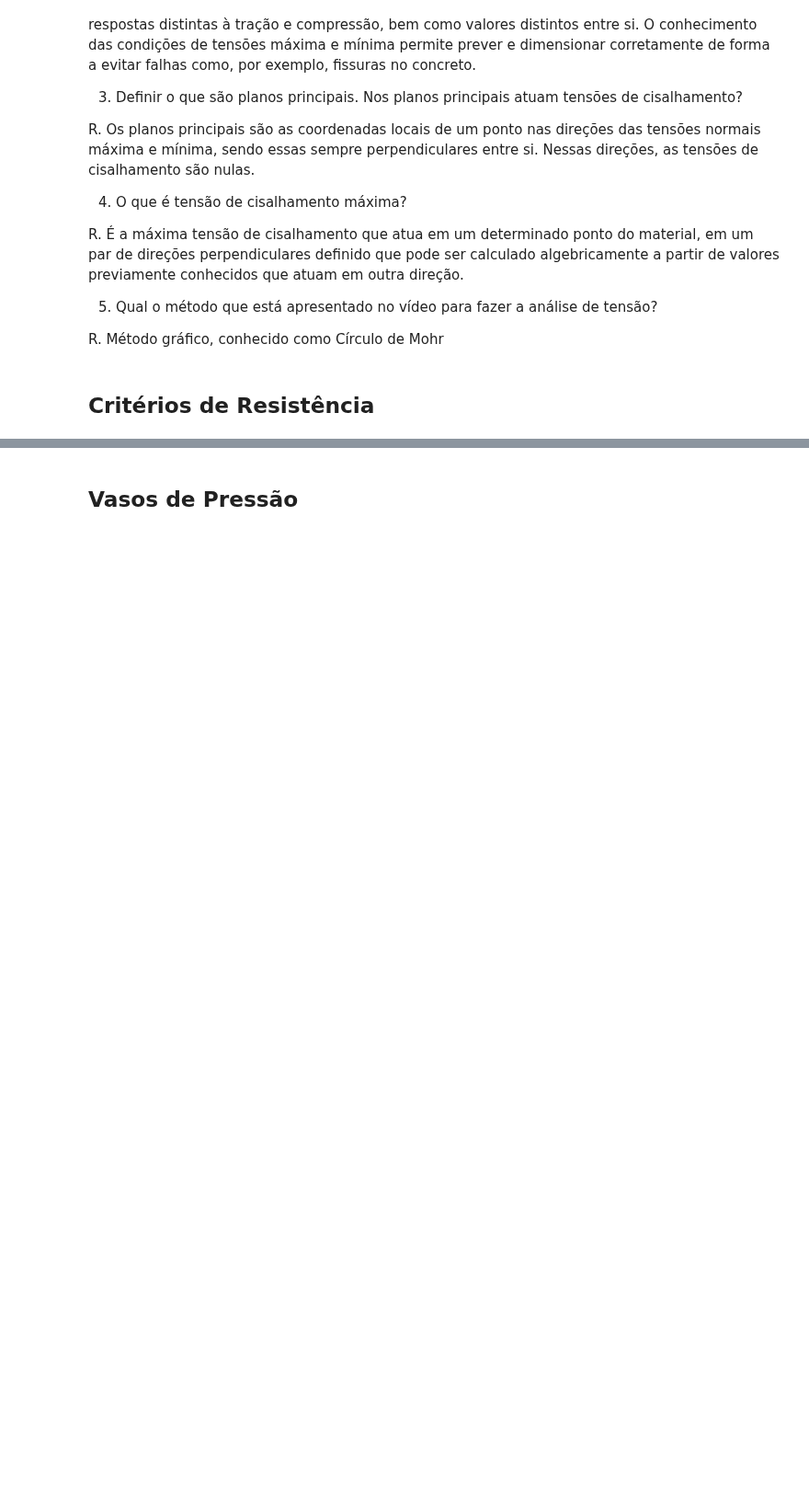
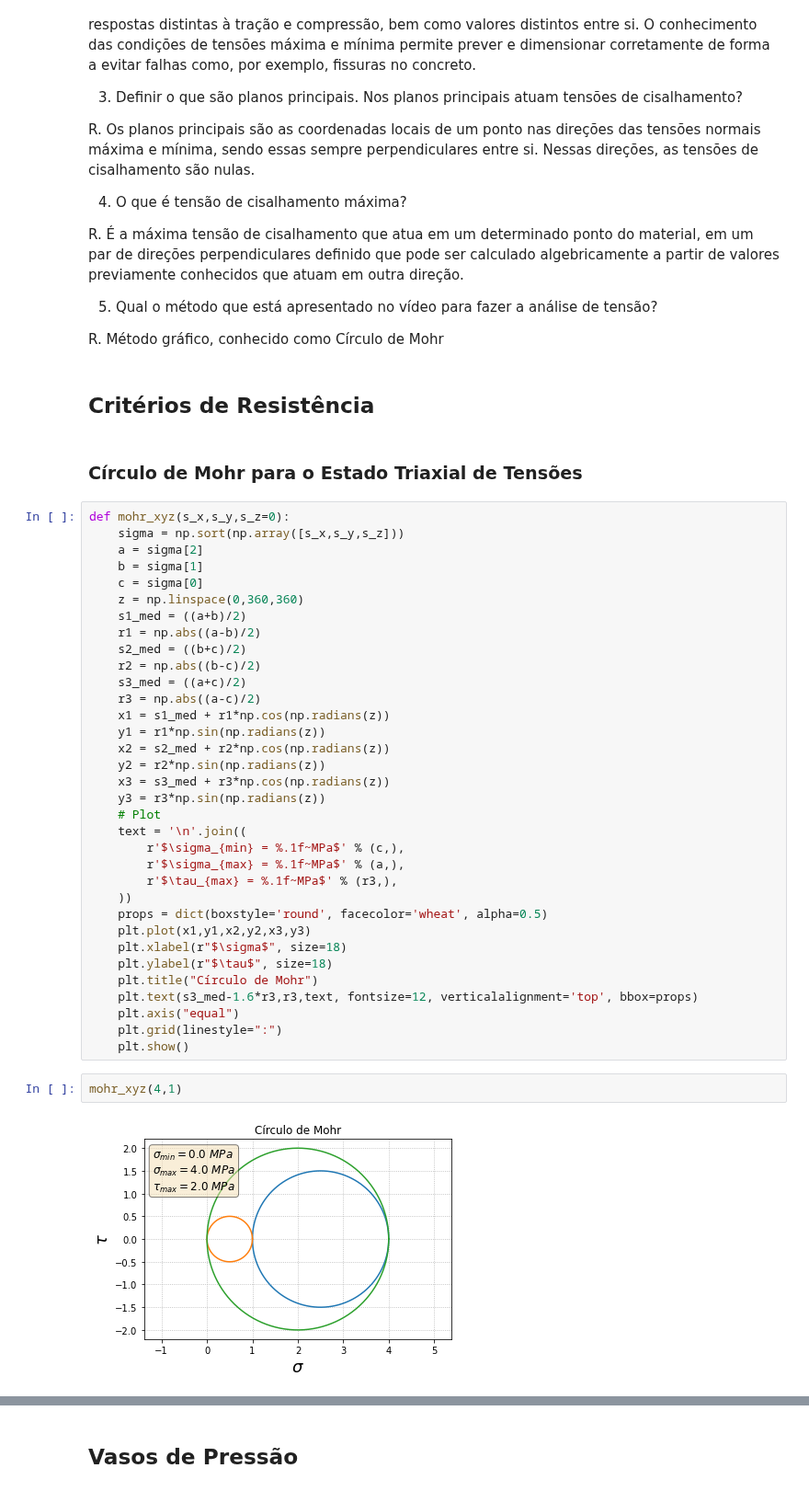
Before and after one commit to noedelima/Mecanica_dos_Solidos_Uff_20_1, a Jupyter notebook: Mecânica dos Sólidos II.ipynb, the cells around one changed output, grey strips where cells are left out. Shown at 92% size. Cells and saved outputs as stored; diff of their text form; blank space fills up the shorter version.

Commit message:
Estado Triaxial

```diff
--- a/Mecânica dos Sólidos II.ipynb
+++ b/Mecânica dos Sólidos II.ipynb
@@ -340,3 +341,43 @@ R. É a máxima tensão de cisalhamento que atua em um determinado ponto do mate
 R. Método gráfico, conhecido como Círculo de Mohr
 # %% [markdown]
 ## Critérios de Resistência
+# %% [markdown]
+### Círculo de Mohr para o Estado Triaxial de Tensões
+# %%
+def mohr_xyz(s_x,s_y,s_z=0):
+    sigma = np.sort(np.array([s_x,s_y,s_z]))
+    a = sigma[2]
+    b = sigma[1]
+    c = sigma[0]
+    z = np.linspace(0,360,360)
+    s1_med = ((a+b)/2)
+    r1 = np.abs((a-b)/2)
+    s2_med = ((b+c)/2)
+    r2 = np.abs((b-c)/2)
+    s3_med = ((a+c)/2)
+    r3 = np.abs((a-c)/2)
+    x1 = s1_med + r1*np.cos(np.radians(z))
+    y1 = r1*np.sin(np.radians(z))
+    x2 = s2_med + r2*np.cos(np.radians(z))
+    y2 = r2*np.sin(np.radians(z))
+    x3 = s3_med + r3*np.cos(np.radians(z))
+    y3 = r3*np.sin(np.radians(z))
+    # Plot
+    text = '\n'.join((
+        r'$\sigma_{min} = %.1f~MPa$' % (c,),
+        r'$\sigma_{max} = %.1f~MPa$' % (a,),
+        r'$\tau_{max} = %.1f~MPa$' % (r3,),
+    ))
+    props = dict(boxstyle='round', facecolor='wheat', alpha=0.5)
+    plt.plot(x1,y1,x2,y2,x3,y3)
+    plt.xlabel(r"$\sigma$", size=18)
+    plt.ylabel(r"$\tau$", size=18)
+    plt.title("Círculo de Mohr")
+    plt.text(s3_med-1.6*r3,r3,text, fontsize=12, verticalalignment='top', bbox=props)
+    plt.axis("equal")
+    plt.grid(linestyle=":")
+    plt.show()
+# %%
+mohr_xyz(4,1)
+# %% [output]
+[figure, added]
```
Also changed, not shown: parts of 3 cells of this notebook.
